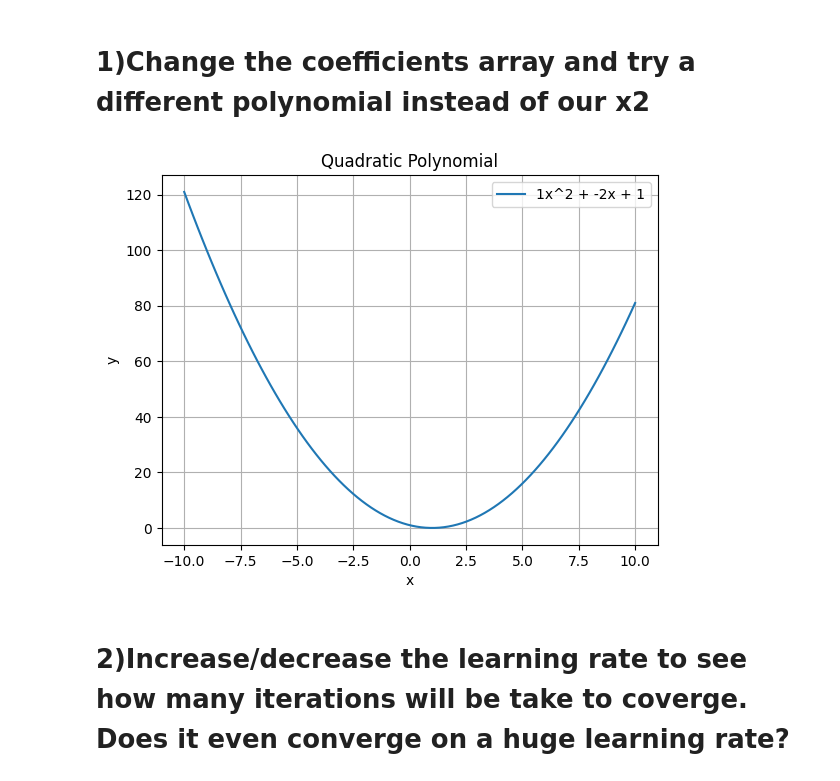
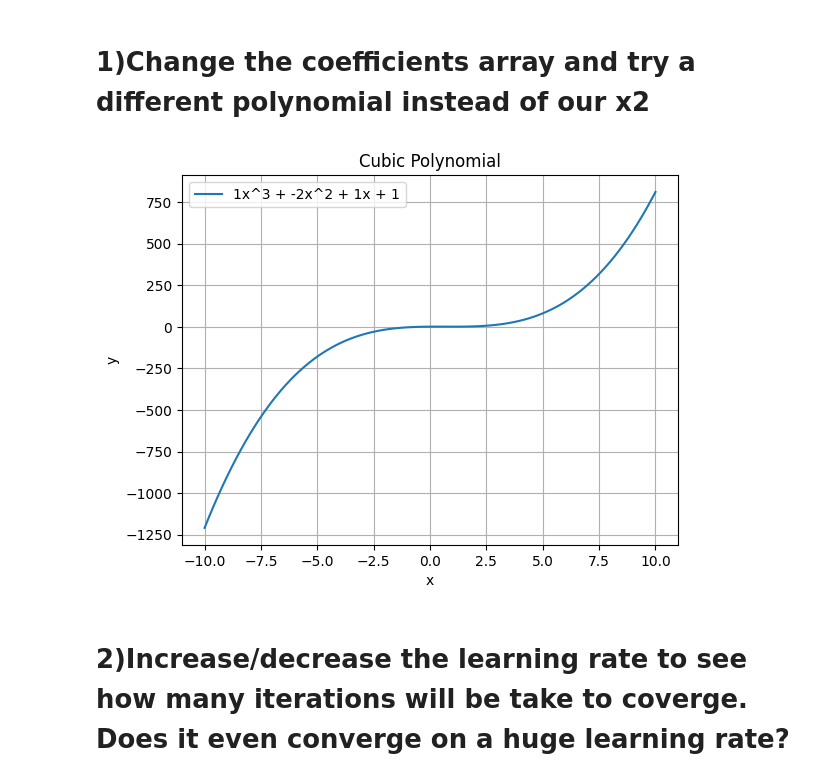
Before and after one commit to Sunny18-2002/IIITH-files, a Jupyter notebook: Lab_2.ipynb, the cells around one changed output. Saved outputs shown, nothing was run; the diff lists cells and outputs as text; code cells hidden in the pictures.

```diff
--- a/Lab_2.ipynb
+++ b/Lab_2.ipynb
@@ -5,28 +5,29 @@
 # %%
 import numpy as np
 import matplotlib.pyplot as plt
 
-# Define the coefficients for the quadratic polynomial ax^2 + bx + c
+# Define the coefficients for the quadratic polynomial
 a = 1
 b = -2
 c = 1
+d = 1
 
 # Generate x values
 x = np.linspace(-10, 10, 100)
 
-# Calculate the corresponding y values using the quadratic polynomial
-y = a * x**2 + b * x + c
+# Calculate the corresponding y values using the cubic polynomial
+y = a * x**3 + b * x**2 + c*x + d
 
-# Plot the quadratic polynomial
-plt.plot(x, y, label=f'{a}x^2 + {b}x + {c}')
+# Plot the cubic polynomial
+plt.plot(x, y, label=f'{a}x^3 + {b}x^2 + {c}x + {d}')
 plt.xlabel('x')
 plt.ylabel('y')
 plt.legend()
-plt.title('Quadratic Polynomial')
+plt.title('Cubic Polynomial')
 plt.grid(True)
 plt.show()
 # %% [output]
-[figure, old version]
+[figure, new version]
 # %% [markdown]
 # 2)Increase/decrease the learning rate to see how many iterations will be take to coverge. Does it even converge on a huge learning rate?
 # %%
```
